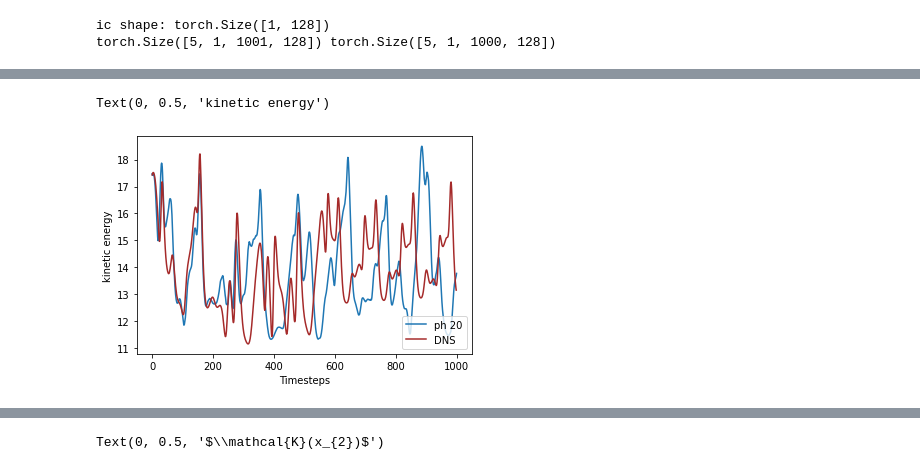
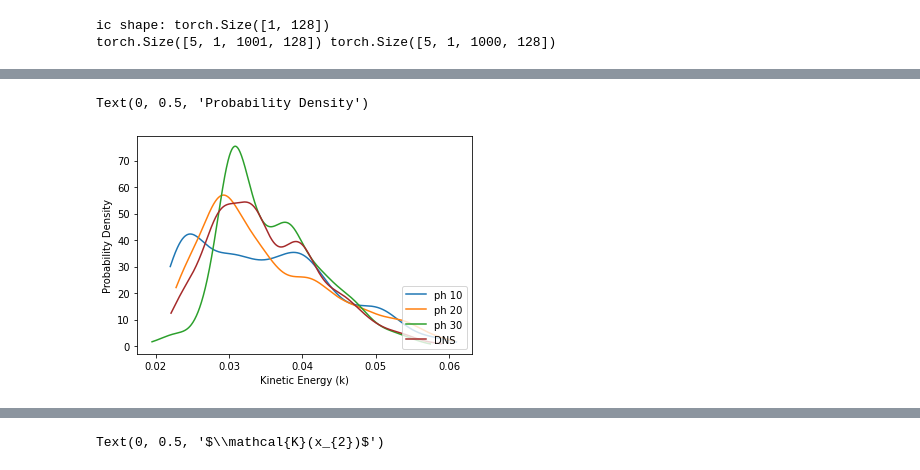
Before and after one commit to RigasLab/MZ-AE, a Jupyter notebook: Notebooks/KS/eval_model_notebook_KS_multimodel_Ex6.3.1.ipynb, the cells around one changed output, grey strips where cells are left out. Cells and saved outputs as stored; diff of their text form; code cells hidden in the pictures.

```diff
--- a/Notebooks/KS/eval_model_notebook_KS_multimodel_Ex6.3.1.ipynb
+++ b/Notebooks/KS/eval_model_notebook_KS_multimodel_Ex6.3.1.ipynb
@@ -136,3 +142,28 @@ print(Phi_ms_hat.shape, Phi_ms_koop.shape)
 # %% [output]
 ic shape: torch.Size([1, 128])
 torch.Size([5, 1, 1001, 128]) torch.Size([5, 1, 1000, 128])
+# %%
+#kinetic energy of multistep rpediciton
+def KS_kinetic_energy(Phi):
+    L = 22
+    k = 0.5*np.mean(Phi**2, axis = -1)/L
+    return k
+
+plt.figure()
+
+lt = 93.024
+x = np.arange(timesteps+1)/lt
+
+for i in [0,1]:
+
+    # plt.plot(x, KS_kinetic_energy(Phi_ms_hat[i,0,:].detach().cpu().numpy()), label = f"ph {models[i].pred_horizon}")
+    plt.plot(x, KS_kinetic_energy(Phi_ms_hat[i,0,:].detach().cpu().numpy()), label = f"pred horizon {models[i].pred_horizon}")
+    # else:
+    #     plt.semilogy(State_MSE_multistep[len(models)-1].numpy(),".-",color = "brown", label = f"No Memory")
+# State_MSE_multistep[1] = Eval_MZA.state_mse(Phi_nn[:,:timesteps],Phi_ms_hat[1,:,:timesteps]).detach().cpu()
+# plt.semilogy(State_MSE_multistep[1].numpy(), label = f"Memory Length {models[1].seq_len}")
+plt.plot(x[:-1], KS_kinetic_energy(Phi[0,initial_step:timesteps+initial_step]), label = "DNS",color = "brown")
+
+plt.legend(loc='lower right')
+plt.xlabel("Timesteps")
+plt.ylabel("kinetic energy")
@@ -139,18 +173,22 @@ torch.Size([5, 1, 1001, 128]) torch.Size([5, 1, 1000, 128])
 # %%
+#pdf of kinteic energy
+
 plt.figure()
 
-for i in [1]:
-
-    plt.plot(np.linalg.norm(Phi_ms_hat[i,0,:].detach().cpu().numpy(), axis = -1), label = f"ph {models[i].pred_horizon}")
+for i in [0,1,2]:
+    k, pdf = Eval_MZA.calc_pdf(KS_kinetic_energy(Phi_ms_hat[i,0,:].detach().cpu().numpy()))
+    plt.plot(k,pdf , label = f"ph {models[i].pred_horizon}")
     # else:
     #     plt.semilogy(State_MSE_multistep[len(models)-1].numpy(),".-",color = "brown", label = f"No Memory")
 # State_MSE_multistep[1] = Eval_MZA.state_mse(Phi_nn[:,:timesteps],Phi_ms_hat[1,:,:timesteps]).detach().cpu()
 # plt.semilogy(State_MSE_multistep[1].numpy(), label = f"Memory Length {models[1].seq_len}")
-plt.plot(np.linalg.norm(Phi[0,initial_step:timesteps+initial_step], axis = -1), label = "DNS",color = "brown")
+k, pdf = Eval_MZA.calc_pdf(KS_kinetic_energy(Phi[0,initial_step:timesteps+initial_step]))
+plt.plot(k, pdf, label = "DNS",color = "brown")
 
 plt.legend(loc='lower right')
-plt.xlabel("Timesteps")
-plt.ylabel("kinetic energy")
+
+plt.xlabel('Kinetic Energy (k)')
+plt.ylabel('Probability Density')
 # %% [output]
-Text(0, 0.5, 'kinetic energy')
+Text(0, 0.5, 'Probability Density')
-[figure, old version]
+[figure, new version]
```
Also changed, not shown: parts of 18 cells of this notebook, 11 other files.
